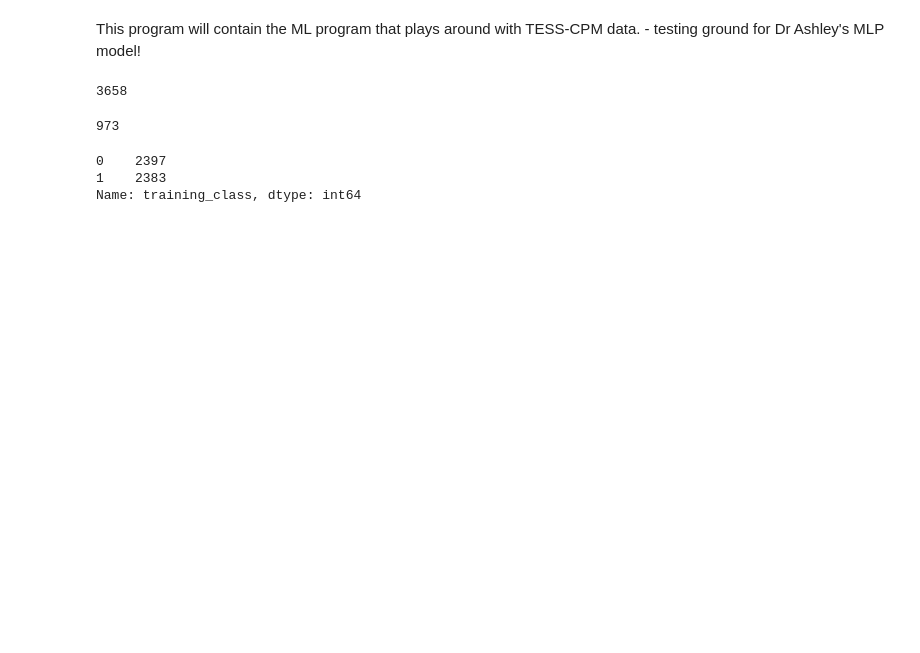
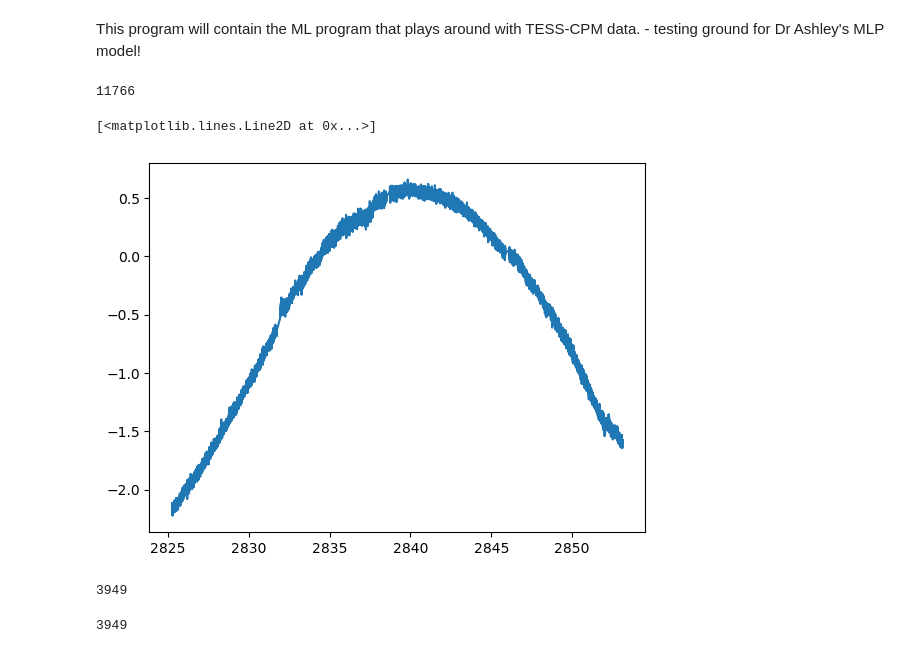
Before and after one commit to Aish-u/More-unpopular, a Jupyter notebook: pipelinefiles/More_unpopularrr.ipynb, the cells around one changed output. Drawn from its saved outputs; the diff is of its cells as text; code cells hidden in the pictures; blank space fills up the shorter version.

```diff
--- a/pipelinefiles/More_unpopularrr.ipynb
+++ b/pipelinefiles/More_unpopularrr.ipynb
@@ -45,5 +30,5 @@ from sklearn.metrics import confusion_matrix, ConfusionMatrixDisplay
 # %%
-def get_training_data(load=False, datafile ='test (1).npz'):
+def get_training_data(load=False, datafile ='training_sn_56.npz'):
 
     if not load:
         # This grabs the training data files from the appropriate directory
@@ -102,6 +87,15 @@ training_t, training_f,training_class,training_info = get_training_data(load=Tru
 max(map(len, training_t))
 #min(map(len,training_f))
 # %% [output]
-3658
+11766
+# %%
+plt.plot(training_t[0],training_f[0])
+# %% [output]
+[<matplotlib.lines.Line2D at 0x...>]
+[figure, added]
+# %%
+len(training_f)
+# %% [output]
+3949
 # %%
 #padding the arrays to match the max size
@@ -118,33 +112,7 @@ for i in np.arange(len(training_t)):
     new_training_t[i,before_N:nl+before_N] = training_t[i]
     new_training_f[i,before_N:nl+before_N] = training_f[i]
 # %%
-pd.Series(training_f).apply(lambda x: len(x)).idxmax()
+#pd.Series(training_f).apply(lambda x: len(x)).idxmax()
+len(new_training_t)
 # %% [output]
-973
+3949
-# %%
-#new set with 50/50 SNe
-count_arr = np.bincount(training_class)
-count1 = count_arr[1]
-count0 = count_arr[0]
-#print(count1)
-# we want 2383~ not SNe in the list
-df = pd.DataFrame(list(zip(new_training_f, training_class)),
-               columns =['new_training_f', 'training_class'])
-
-#order df by class
-ndf = df.sort_values(by='training_class', ascending=False)
-
-
-#select first 2383 Not sne
-ndf_head=ndf.head(2390)
-
-#select last 2383 Sne
-ndf_tail = ndf.tail(2390)
-
-#new dataset with balanced Sne distribution
-newDF =pd.concat([ndf_head, ndf_tail], axis=0)
-newDF.training_class.value_counts()  # to check distribution
-# %% [output]
-0    2397
-1    2383
-Name: training_class, dtype: int64
```
Also changed, not shown: parts of 42 cells of this notebook, 12 other files.
